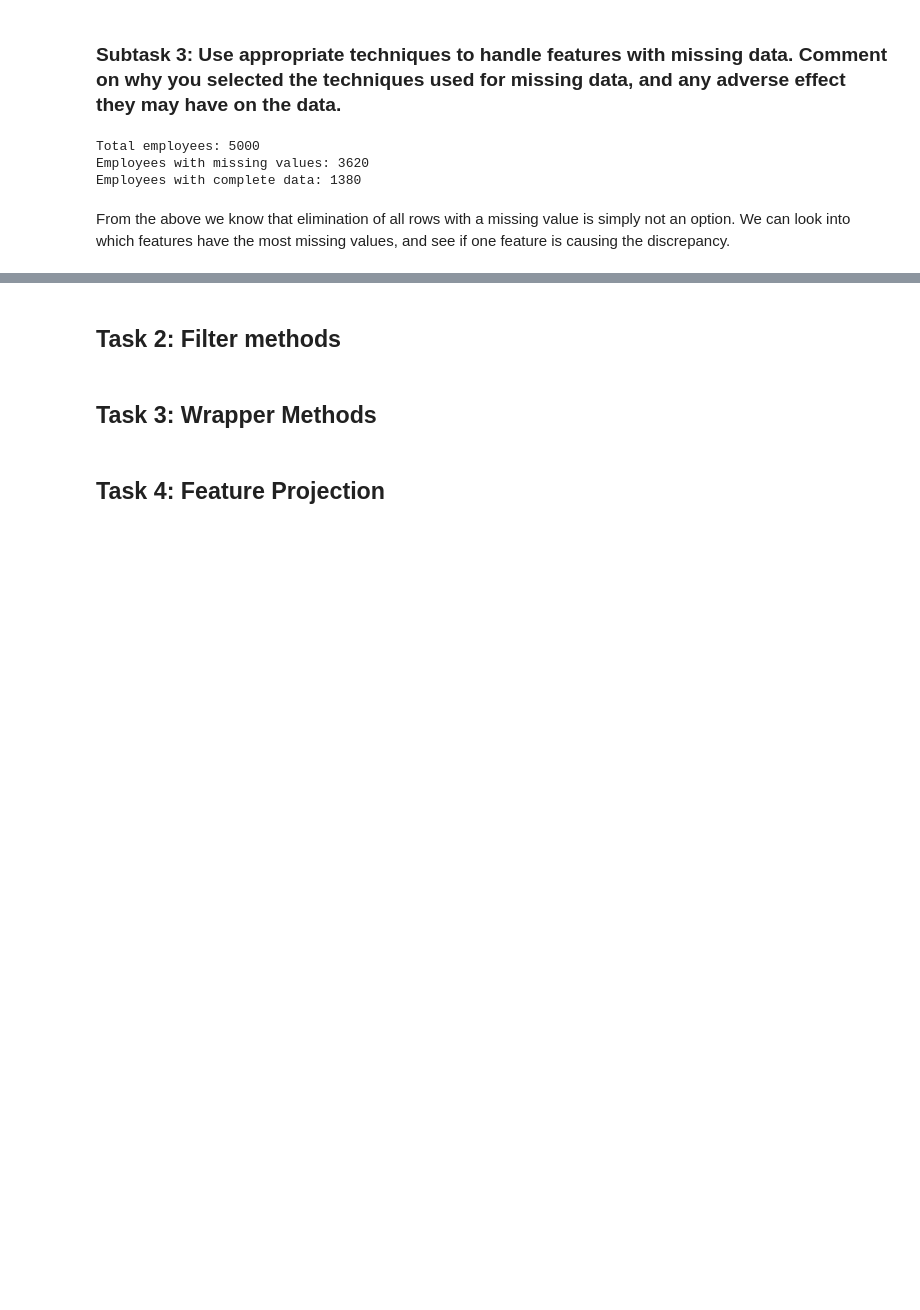
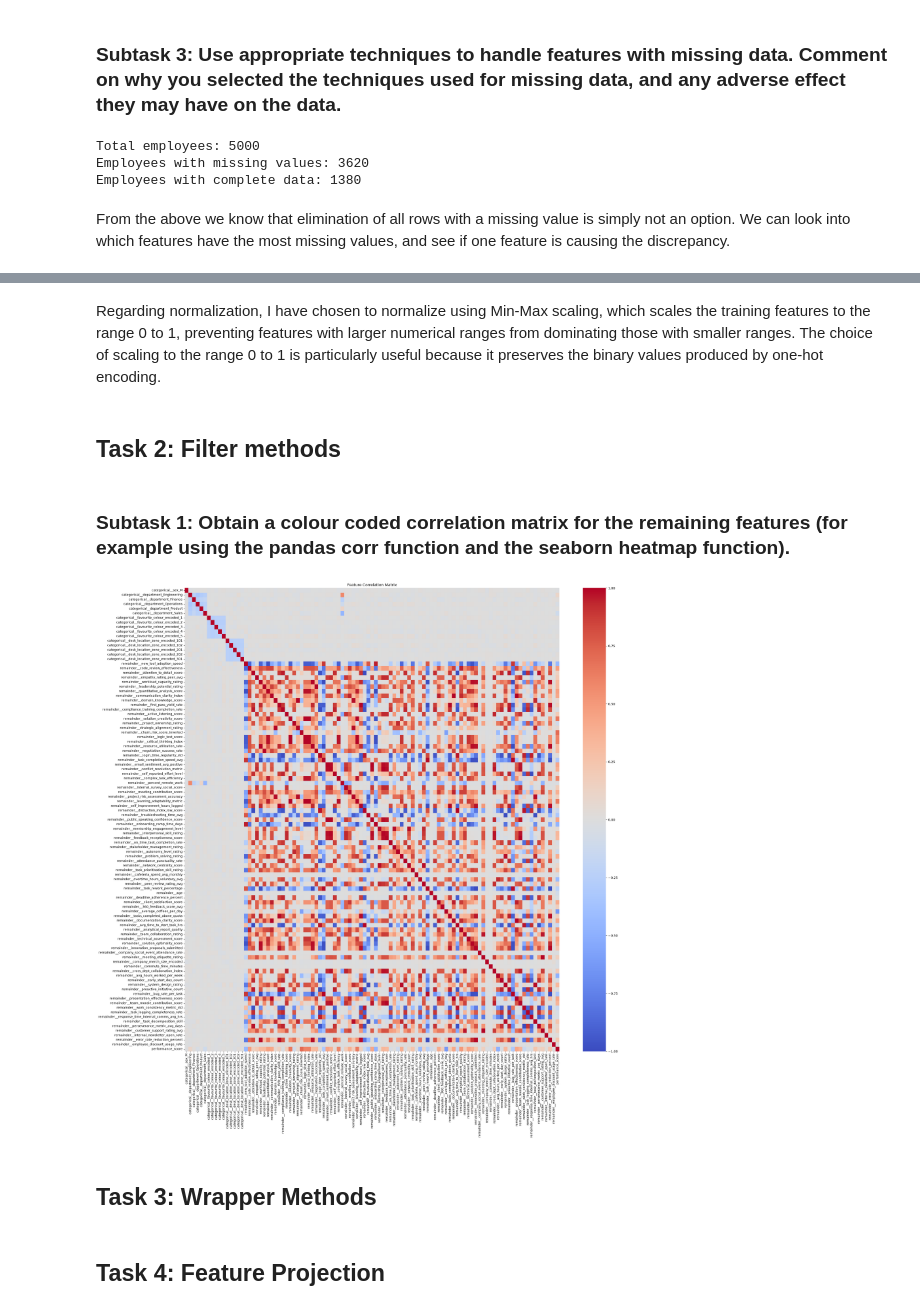
Before and after one commit to davgal27/ML-Algorithms, a Jupyter notebook: Feature-Analysis/Feature-analysis.ipynb, the cells around one changed output, grey strips where cells are left out. Cells and saved outputs as stored; diff of their text form; code cells hidden in the pictures; blank space fills up the shorter version.

```diff
--- a/Feature-Analysis/Feature-analysis.ipynb
+++ b/Feature-Analysis/Feature-analysis.ipynb
@@ -167,5 +340,50 @@ plt.show()
+# %% [markdown]
+Regarding normalization, I have chosen to normalize using Min-Max scaling, which scales the training features to the range 0 to 1, preventing features with larger numerical ranges from dominating those with smaller ranges. The choice of scaling to the range 0 to 1 is particularly useful because it preserves the binary values produced by one-hot encoding.
+# %%
+# add to our current pipeline
+preprocessing_pipeline = Pipeline([
+    ("imputation", imputation_pipeline),
+    ("encoding", encoding),
+    ("normalization", MinMaxScaler()) # perform normalization
+])
 # %% [markdown]
 ## Task 2: Filter methods
+# %% [markdown]
+### Subtask 1: Obtain a colour coded correlation matrix for the remaining features (for example using the pandas corr function and the seaborn heatmap function).
+# %%
+X_train_processed = preprocessing_pipeline.fit_transform(X_train)
+ # get all feature names from the encoding stage
+feature_names = preprocessing_pipeline.named_steps["encoding"].get_feature_names_out()
+
+X_train_processed = pd.DataFrame(
+    X_train_processed,
+    columns=feature_names,
+    index=X_train.index
+)
+
+# add back target feature
+correlation_data = X_train_processed.copy()
+correlation_data["performance_score"] = y_train
+
+# calculate Pearson correlation coefficients
+correlation_matrix = correlation_data.corr()
+
+# plot the correlation matrix
+plt.figure(figsize=(25,25))
+
+seaborn.heatmap(
+    correlation_matrix,
+    cmap="coolwarm",
+    vmin=-1,
+    vmax=1,
+    center=0
+)
+
+plt.title("Feature Correlation Matrix")
+plt.tight_layout()
+plt.show()
+# %% [output]
+[figure, added]
 # %% [markdown]
 ## Task 3: Wrapper Methods
 # %% [markdown]
```
Also changed, not shown: parts of 12 cells of this notebook.
